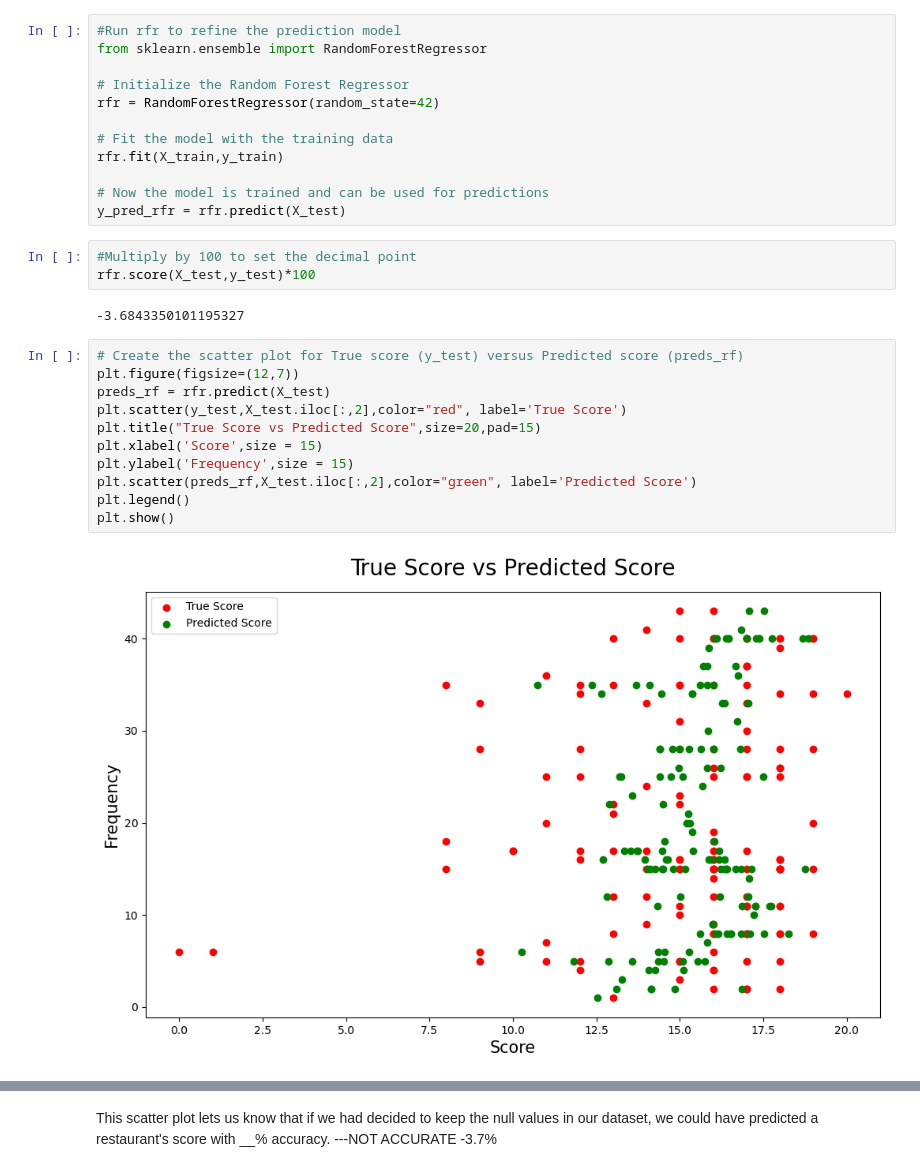
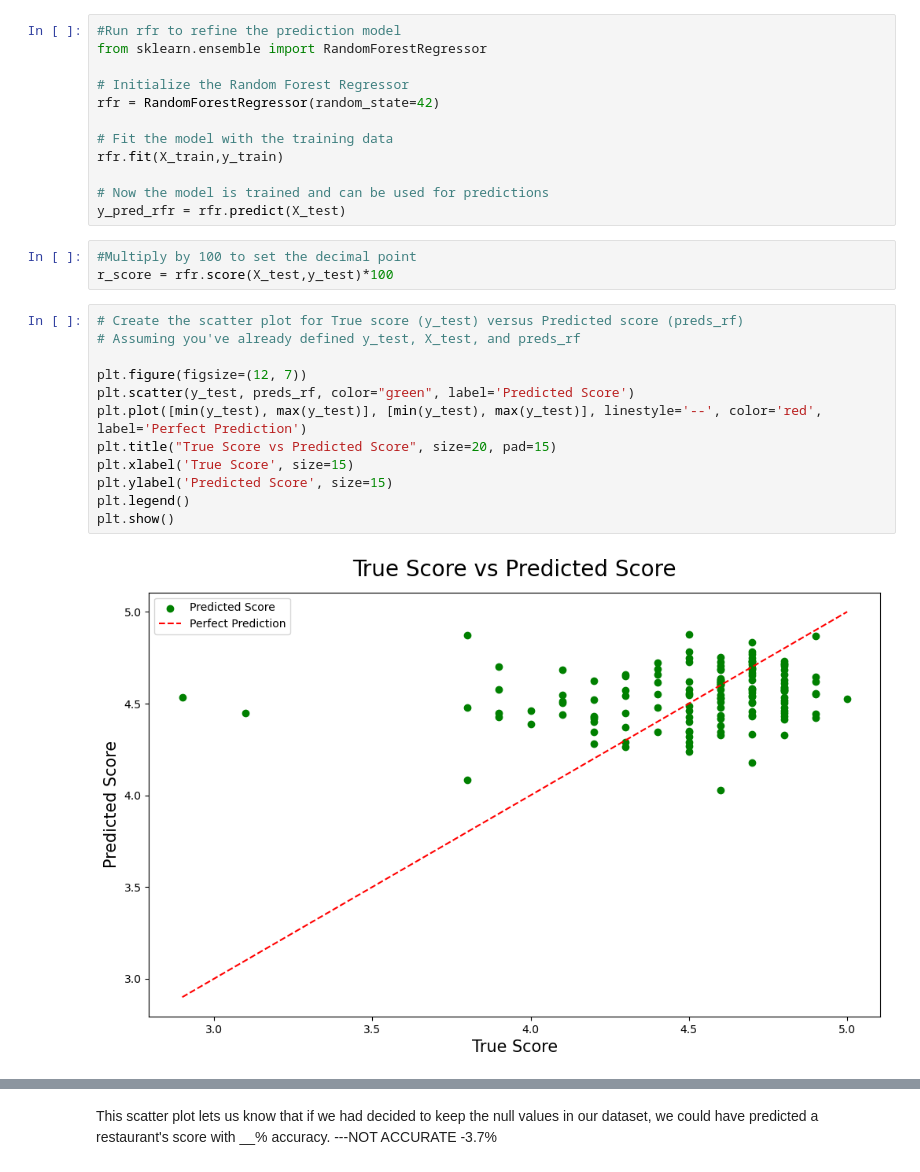
Before and after one commit to vmueller13/Project4_SanAntonioRestaurants, a Jupyter notebook: Restaurants_SanAntonio(after_cleaning).ipynb, the cells around one changed output, grey strips where cells are left out. Cells and saved outputs as stored; diff of their text form.

```diff
--- a/Restaurants_SanAntonio(after_cleaning).ipynb
+++ b/Restaurants_SanAntonio(after_cleaning).ipynb
@@ -434,22 +396,21 @@ rfr.fit(X_train,y_train)
 y_pred_rfr = rfr.predict(X_test)
 # %%
 #Multiply by 100 to set the decimal point
-rfr.score(X_test,y_test)*100
+r_score = rfr.score(X_test,y_test)*100
-# %% [output]
--3.6843350101195327
 # %%
 # Create the scatter plot for True score (y_test) versus Predicted score (preds_rf)
-plt.figure(figsize=(12,7))
-preds_rf = rfr.predict(X_test)
-plt.scatter(y_test,X_test.iloc[:,2],color="red", label='True Score')
-plt.title("True Score vs Predicted Score",size=20,pad=15)
-plt.xlabel('Score',size = 15)
-plt.ylabel('Frequency',size = 15)
-plt.scatter(preds_rf,X_test.iloc[:,2],color="green", label='Predicted Score')
+# Assuming you've already defined y_test, X_test, and preds_rf
+
+plt.figure(figsize=(12, 7))
+plt.scatter(y_test, preds_rf, color="green", label='Predicted Score')
+plt.plot([min(y_test), max(y_test)], [min(y_test), max(y_test)], linestyle='--', color='red', label='Perfect Prediction')
+plt.title("True Score vs Predicted Score", size=20, pad=15)
+plt.xlabel('True Score', size=15)
+plt.ylabel('Predicted Score', size=15)
 plt.legend()
 plt.show()
 # %% [output]
-[figure, old version]
+[figure, new version]
 # %%
 # target values y_test and predicted target values y_pred_rfr
 r_squared = r2_score(y_test, y_pred_rfr)
```
Also changed, not shown: parts of 9 cells of this notebook, 3 other files.
